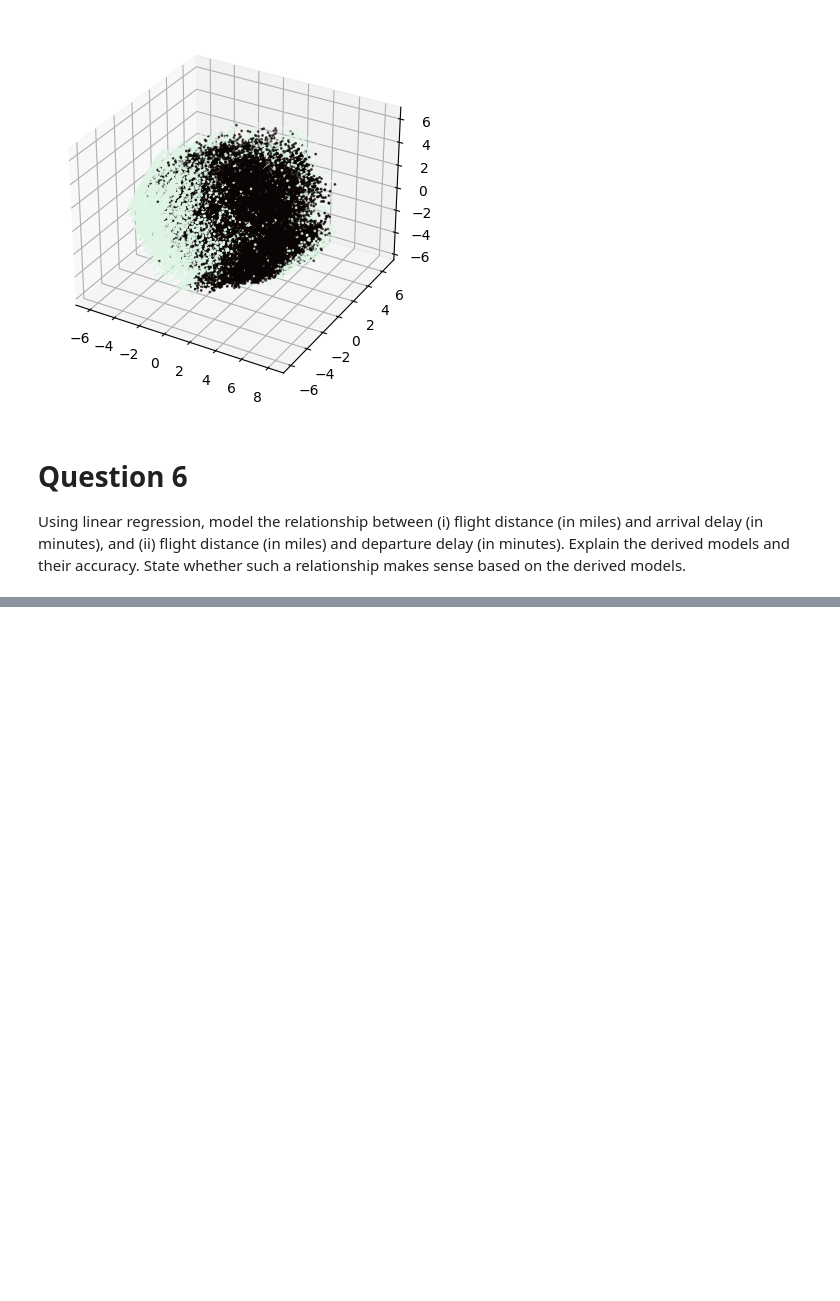
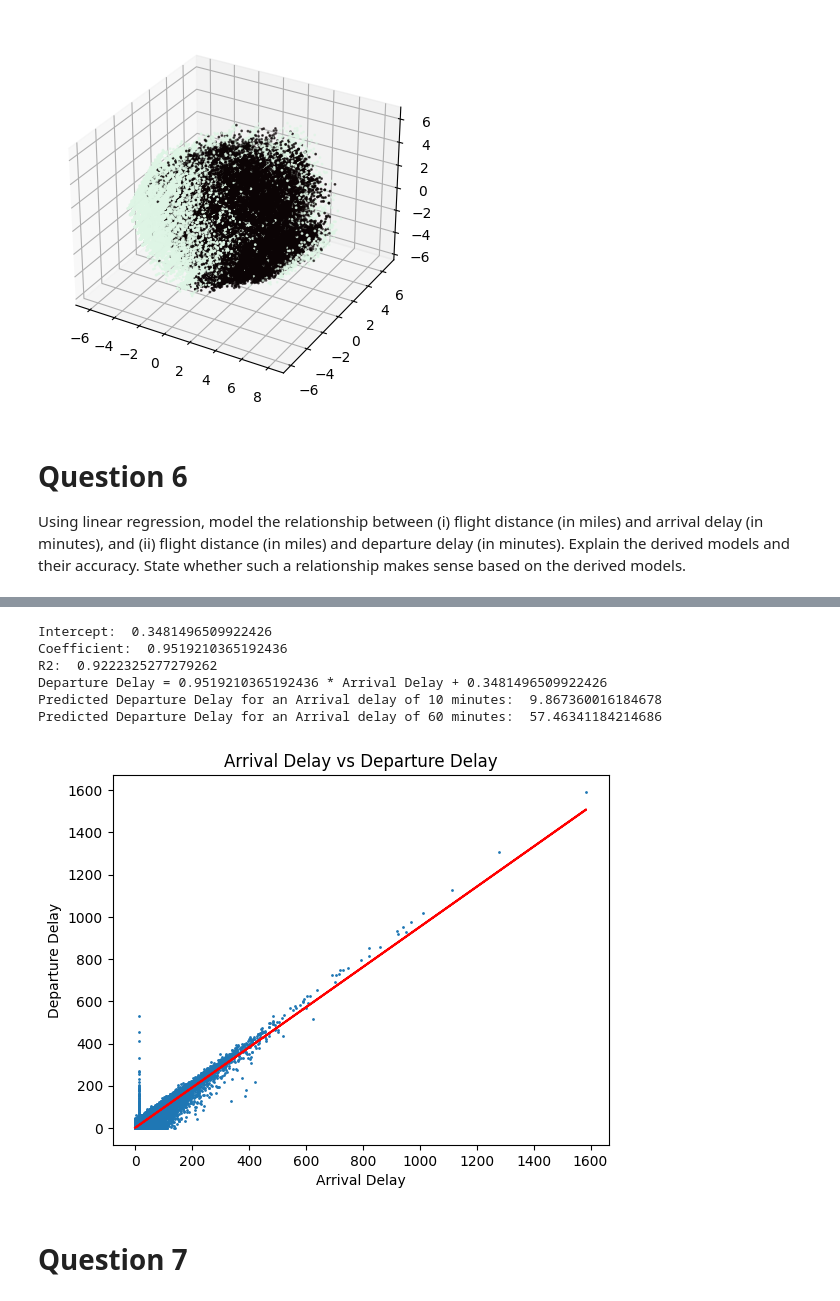
Before and after one commit to chef-danny-d/airline-satisfaction, a Jupyter notebook: project.ipynb, the cells around one changed output, grey strips where cells are left out. Saved outputs shown, nothing was run; the diff lists cells and outputs as text; code cells hidden in the pictures; blank space fills up the shorter version.

Commit message:
improved questions 6 and 7

```diff
--- a/project.ipynb
+++ b/project.ipynb
@@ -454,0 +474,39 @@ plt.show()
+# %%
+lr.fit(
+    lr_features['Arrival Delay'].values.reshape(-1, 1),
+    lr_features['Departure Delay'].values
+)
+
+print('Intercept: ', lr.intercept_)
+print('Coefficient: ', lr.coef_[0])
+print('R2: ', lr.score(
+    lr_features['Arrival Delay'].values.reshape(-1, 1),
+    lr_features['Departure Delay'].values
+))
+print('Departure Delay = {} * Arrival Delay + {}'.format(lr.coef_[0], lr.intercept_))
+
+# Predict the departure delay for an arrival delay of 10 minutes
+print('Predicted Departure Delay for an Arrival delay of 10 minutes: ', lr.predict([[10]])[0])
+print('Predicted Departure Delay for an Arrival delay of 60 minutes: ', lr.predict([[60]])[0])
+
+# Plot the linear regression line
+plt.scatter(lr_features['Arrival Delay'], lr_features['Departure Delay'], s=1)
+plt.plot(
+    lr_features['Arrival Delay'],
+    lr.predict(lr_features['Arrival Delay'].values.reshape(-1, 1)),
+    color='red'
+)
+plt.xlabel('Arrival Delay')
+plt.ylabel('Departure Delay')
+plt.title('Arrival Delay vs Departure Delay')
+plt.show()
+# %% [output]
+Intercept:  0.3481496509922426
+Coefficient:  0.9519210365192436
+R2:  0.9222325277279262
+Departure Delay = 0.9519210365192436 * Arrival Delay + 0.3481496509922426
+Predicted Departure Delay for an Arrival delay of 10 minutes:  9.867360016184678
+Predicted Departure Delay for an Arrival delay of 60 minutes:  57.46341184214686
+[figure, added]
+# %% [markdown]
+# Question 7
```
Also changed, not shown: parts of 41 cells of this notebook.
